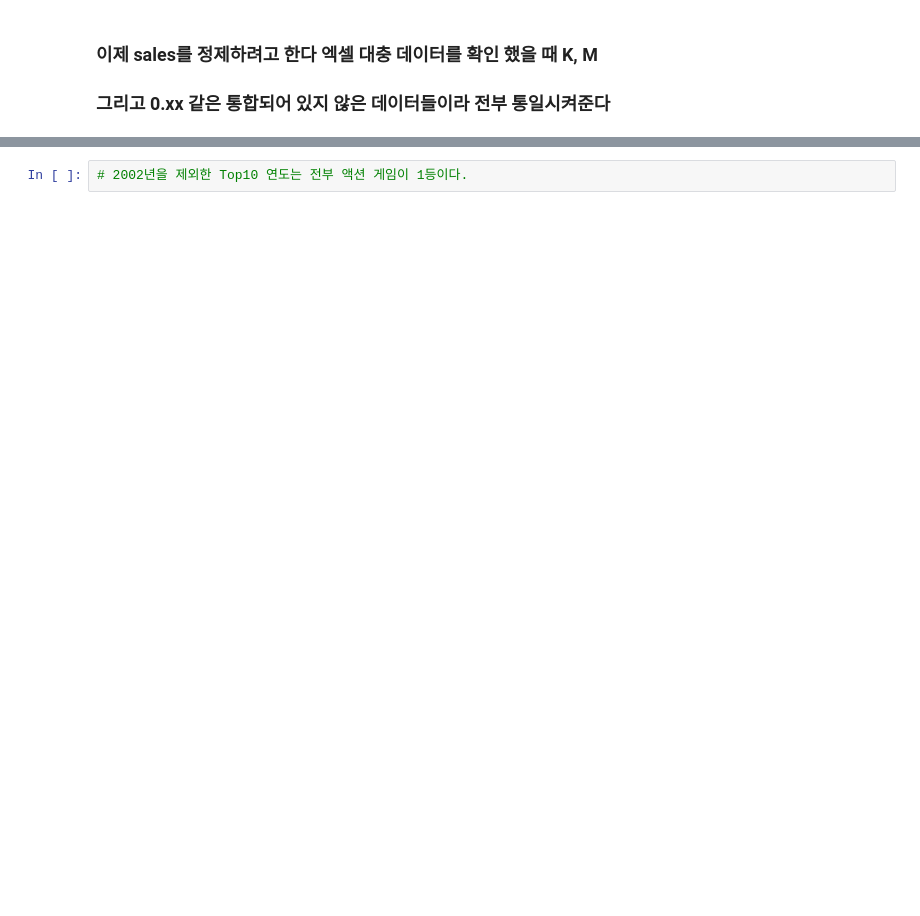
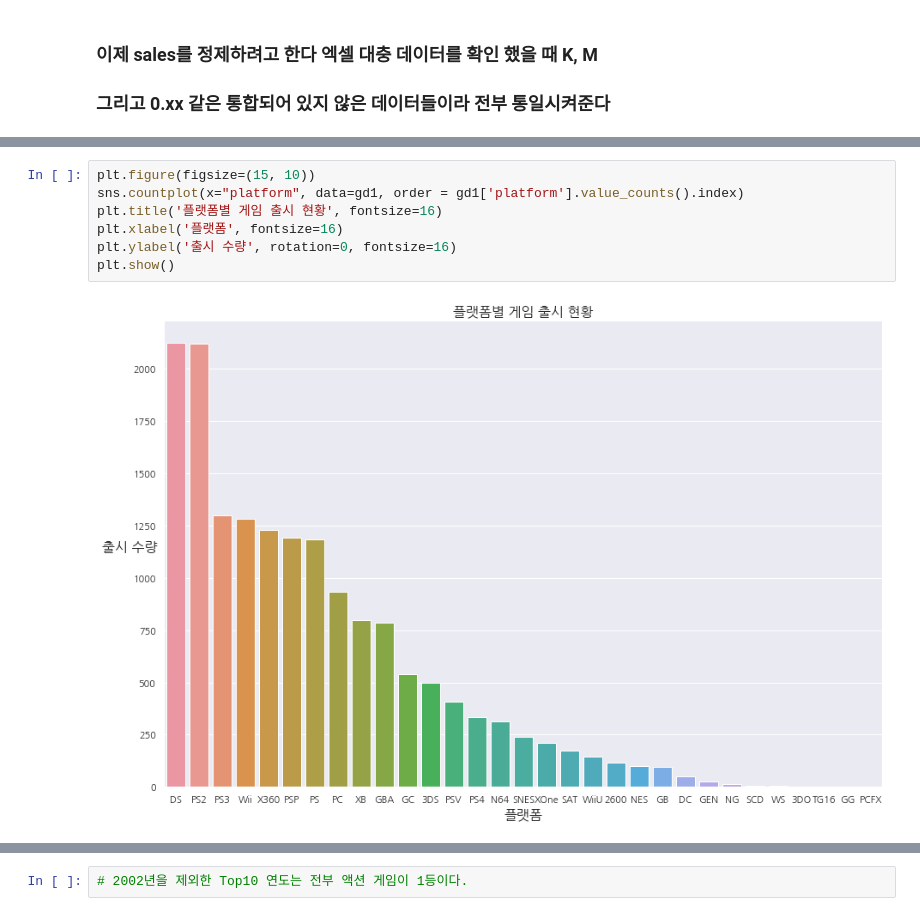
Before and after one commit to sungjin-kim-data/vgames2_data, a Jupyter notebook: vgames2_data.ipynb, the cells around one changed output, grey strips where cells are left out. Saved outputs shown, nothing was run; the diff lists cells and outputs as text; blank space fills up the shorter version.

```diff
--- a/vgames2_data.ipynb
+++ b/vgames2_data.ipynb
@@ -162,3 +617,12 @@ gd1[gd1['na_sales'].str.endswith('K') == True]
+# %%
+plt.figure(figsize=(15, 10))
+sns.countplot(x="platform", data=gd1, order = gd1['platform'].value_counts().index)
+plt.title('플랫폼별 게임 출시 현황', fontsize=16)
+plt.xlabel('플랫폼', fontsize=16)
+plt.ylabel('출시 수량', rotation=0, fontsize=16)
+plt.show()
+# %% [output]
+[figure, added]
 # %%
 plt.figure(figsize=(15, 10))
 sns.countplot(x="year", data=gd1, order = gd1.groupby(by=['year'])['name'].count().sort_values(ascending=False).index)
```
Also changed, not shown: parts of 73 cells of this notebook.
